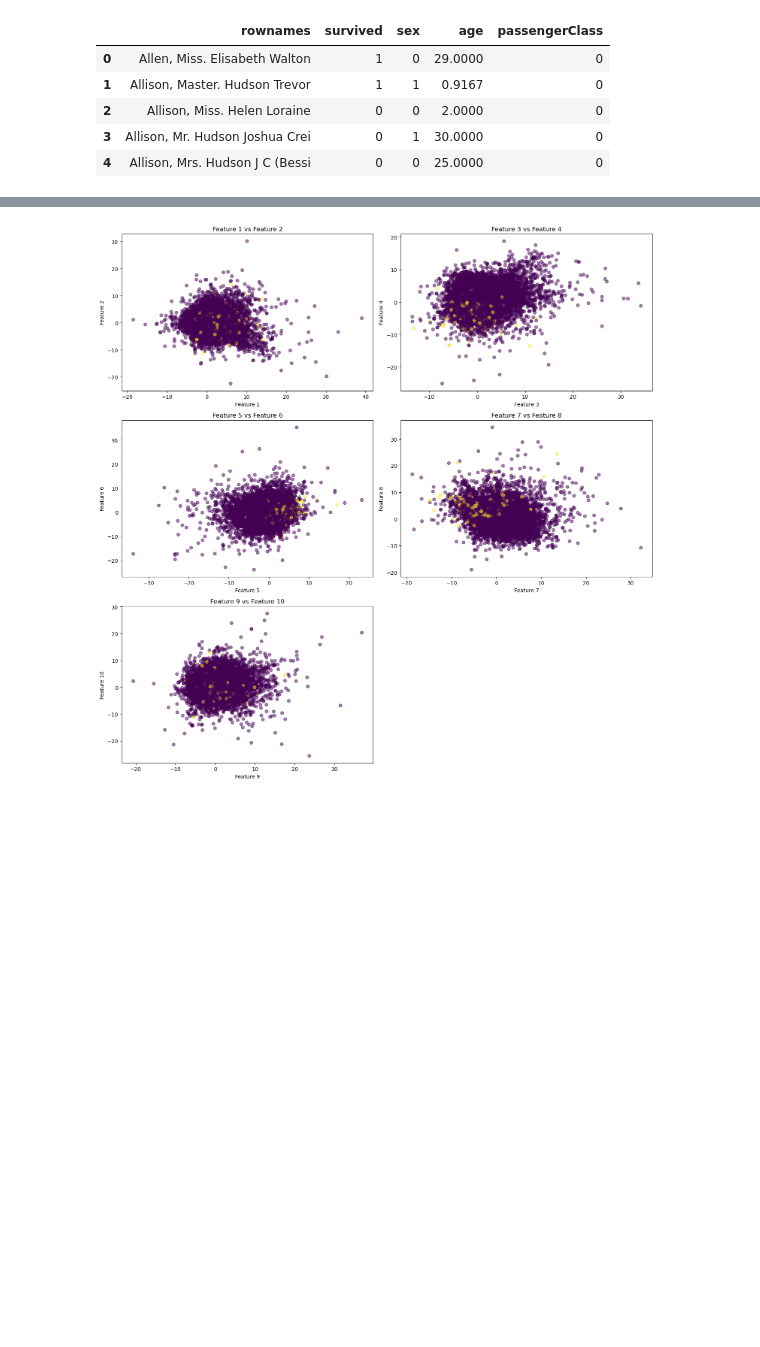
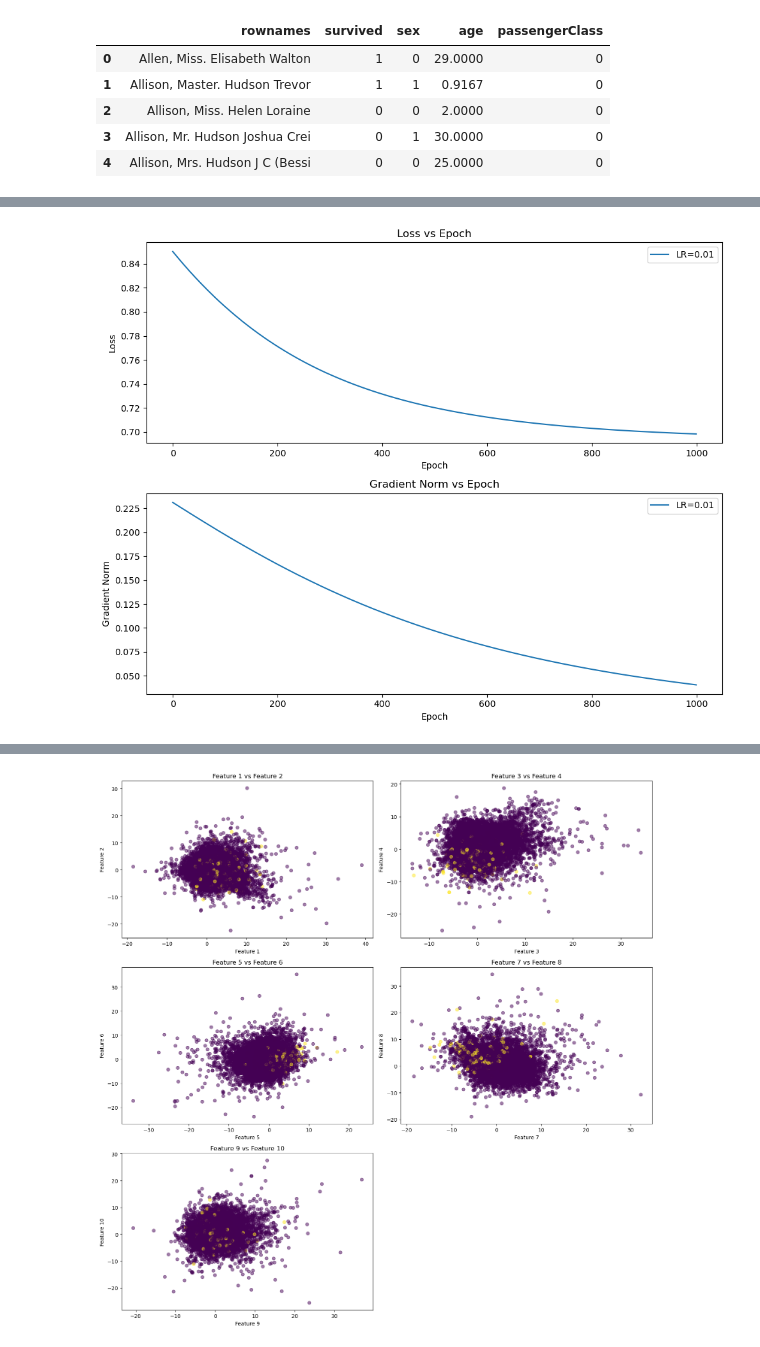
Before and after one commit to giomhern/machine-learning-spring-2024, a Jupyter notebook: week8/homework6.ipynb, the cells around one changed output, grey strips where cells are left out. Cells and saved outputs as stored; diff of their text form; code cells hidden in the pictures; blank space fills up the shorter version.

```diff
--- a/week8/homework6.ipynb
+++ b/week8/homework6.ipynb
@@ -178,0 +209,93 @@ Training completed for learning rate: 1e-06
+# %%
+## ---- END of Q1 ----
+import pandas as pd
+import torch
+from torch import Tensor
+from sklearn.preprocessing import LabelEncoder
+import matplotlib.pyplot as plt
+from sklearn.metrics import confusion_matrix
+
+# Load and preprocess the data
+titanic = pd.read_csv('/Users/giovannimaya/Downloads/TitanicSurvival.csv')
+titanic['age'].fillna(titanic['age'].mean(), inplace=True)
+
+sex_encoder = LabelEncoder()
+passenger_encoder = LabelEncoder()
+survived_encoder = LabelEncoder()
+
+titanic['sex'] = sex_encoder.fit_transform(titanic['sex'])
+titanic['passengerClass'] = passenger_encoder.fit_transform(titanic['passengerClass'])
+titanic['survived'] = survived_encoder.fit_transform(titanic['survived'])
+
+
+predictors = ['sex', 'age', 'passengerClass']
+titanic[predictors] = titanic[predictors].apply(lambda x: (x - x.mean()) / x.std())
+
+# Convert to torch tensors
+feats = torch.tensor(titanic[predictors].values, dtype=torch.float32)
+target = torch.tensor(titanic['survived'].values, dtype=torch.float32)
+
+# Define the forward pass and loss function
+def forward_pass(X: Tensor, weights: Tensor) -> Tensor:
+    return torch.sigmoid(torch.matmul(X, weights))
+
+def cross_entropy_loss(y_hat: Tensor, y: Tensor) -> Tensor:
+    epsilon = 1e-7
+    return -torch.mean(y * torch.log(y_hat + epsilon) + (1 - y) * torch.log(1 - y_hat + epsilon))
+
+# Training function
+def train_model(X: Tensor, y: Tensor, learning_rates, epochs=1000):
+    metrics = {}
+
+    for lr in learning_rates:
+        weights = torch.randn(3, 1, requires_grad=True)
+
+        losses = []
+        gradient_history = []
+
+        for epoch in range(epochs):
+            y_hat = forward_pass(X, weights)  # forward pass
+            loss = cross_entropy_loss(y_hat, y)  # calculate loss
+            losses.append(loss.item())
+            loss.backward()  # backward pass
+
+            with torch.no_grad():
+                weights -= lr * weights.grad  # update weight using gradient descent
+                gradient_history.append(weights.grad.norm().item())  # store gradient norm
+                weights.grad.zero_()
+
+        final_predictions = forward_pass(X, weights)
+        predicted_classes = torch.round(final_predictions).detach()
+        metrics[lr] = (losses, gradient_history)
+
+        # Compute the confusion matrix
+        conf_matrix = confusion_matrix(y.numpy(), predicted_classes.numpy())
+        print(f"Confusion matrix for learning rate {lr}:\n", conf_matrix)
+        print(f"Training completed for learning rate: {lr}")
+
+    return weights, metrics
+
+# Define learning rates and train the model
+# learning_rates = [1e-2, 1e-3, 1e-4, 1e-5, 1e-6]
+learning_rates = [1e-2]
+final_weights, training_metrics = train_model(feats, target, learning_rates)
+
+# Plotting
+fig, ax = plt.subplots(2, 1, figsize=(10, 8))
+for lr, (losses, gradients) in training_metrics.items():
+    ax[0].plot(losses, label=f"LR={lr}")
+    ax[1].plot(gradients, label=f"LR={lr}")
+
+ax[0].set_title('Loss vs Epoch')
+ax[0].set_xlabel('Epoch')
+ax[0].set_ylabel('Loss')
+ax[0].legend()
+
+ax[1].set_title('Gradient Norm vs Epoch')
+ax[1].set_xlabel('Epoch')
+ax[1].set_ylabel('Gradient Norm')
+ax[1].legend()
+
+plt.tight_layout()
+plt.show()
+# %% [output]
@@ -179,3 +306,4 @@ Training completed for learning rate: 1e-06
+[figure, added]
 # %%
 from sklearn.preprocessing import StandardScaler
 recipes = pd.read_csv('/Users/giovannimaya/Downloads/epi_r-1 (1).csv')
```
Also changed, not shown: parts of 14 cells of this notebook, 9 other files.
